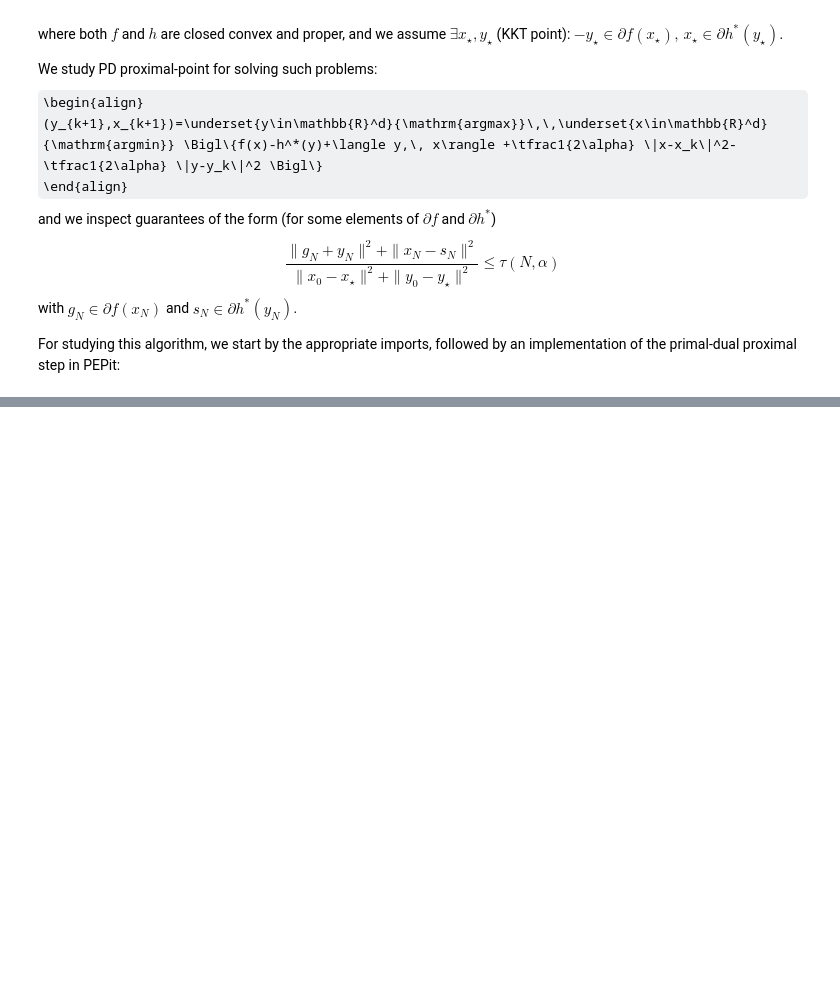
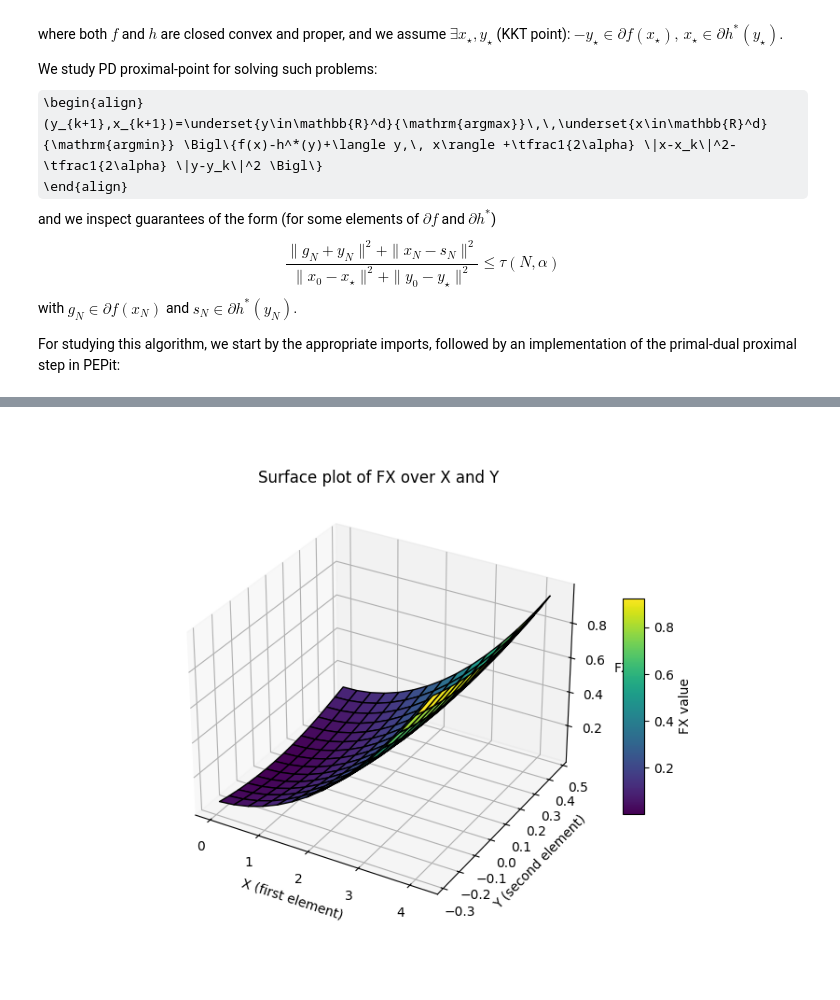
Before and after one commit to PerformanceEstimation/PEPit, a Jupyter notebook: ressources/demo/PEPit_demo_visual_worstcase_function.ipynb, the cells around one changed output, grey strips where cells are left out. Cells and saved outputs as stored; diff of their text form; code cells hidden in the pictures; some formulas as TeX source; blank space fills up the shorter version.

```diff
--- a/ressources/demo/PEPit_demo_visual_worstcase_function.ipynb
+++ b/ressources/demo/PEPit_demo_visual_worstcase_function.ipynb
@@ -925,0 +962,10 @@ plt.show()
+# %%
+xs_evaluated = xs.eval() # x*
+gs_evaluated = gs.eval() # g(x*)=0
+fs_evaluated = fs.eval() # f(x*)
+
+x_list_evaluated = [x.eval()-xs_evaluated for x in x_list] # centered iterates
+g_list_evaluated = [g.eval() for g in g_list] # gradient values
+f_list_evaluated = [f.eval()-fs_evaluated for f in f_list] # centered function values
+xs_evaluated = xs_evaluated - xs_evaluated # should be zero
+fs_evaluated = fs_evaluated - fs_evaluated # should be zero
@@ -925,0 +976,11 @@ plt.show()
+# %%
+from PEPit.tools.interpolator import Interpolator
+
+# Add the x* to the list of points to be interpolated
+x_list_evaluated.append(xs_evaluated)
+f_list_evaluated.append(fs_evaluated)
+g_list_evaluated.append(gs_evaluated)
+
+# Create an interpolator for the class of L-smooth convex functions
+triplets = (x_list_evaluated,g_list_evaluated,f_list_evaluated)
+fx = Interpolator(triplets,mu,L,7,options='lowest')
@@ -925,0 +1042,25 @@ plt.show()
+# %%
+import matplotlib.pyplot as plt
+from mpl_toolkits.mplot3d import Axes3D  # needed for 3D plotting
+
+# Create figure and 3D axes
+fig = plt.figure(figsize=(8,6))
+ax = fig.add_subplot(111, projection='3d')
+
+# Plot the surface
+surf = ax.plot_surface(X, Y, FX, cmap='viridis', edgecolor='k')
+
+# Add color bar
+fig.colorbar(surf, ax=ax, shrink=0.5, aspect=10, label='FX value')
+
+# Labels
+ax.set_xlabel('X (first element)')
+ax.set_ylabel('Y (second element)')
+ax.set_zlabel('FX')
+
+# Title
+ax.set_title('Surface plot of FX over X and Y')
+
+plt.show()
+# %% [output]
+[figure, added]
```
Also changed, not shown: parts of 28 cells of this notebook.
